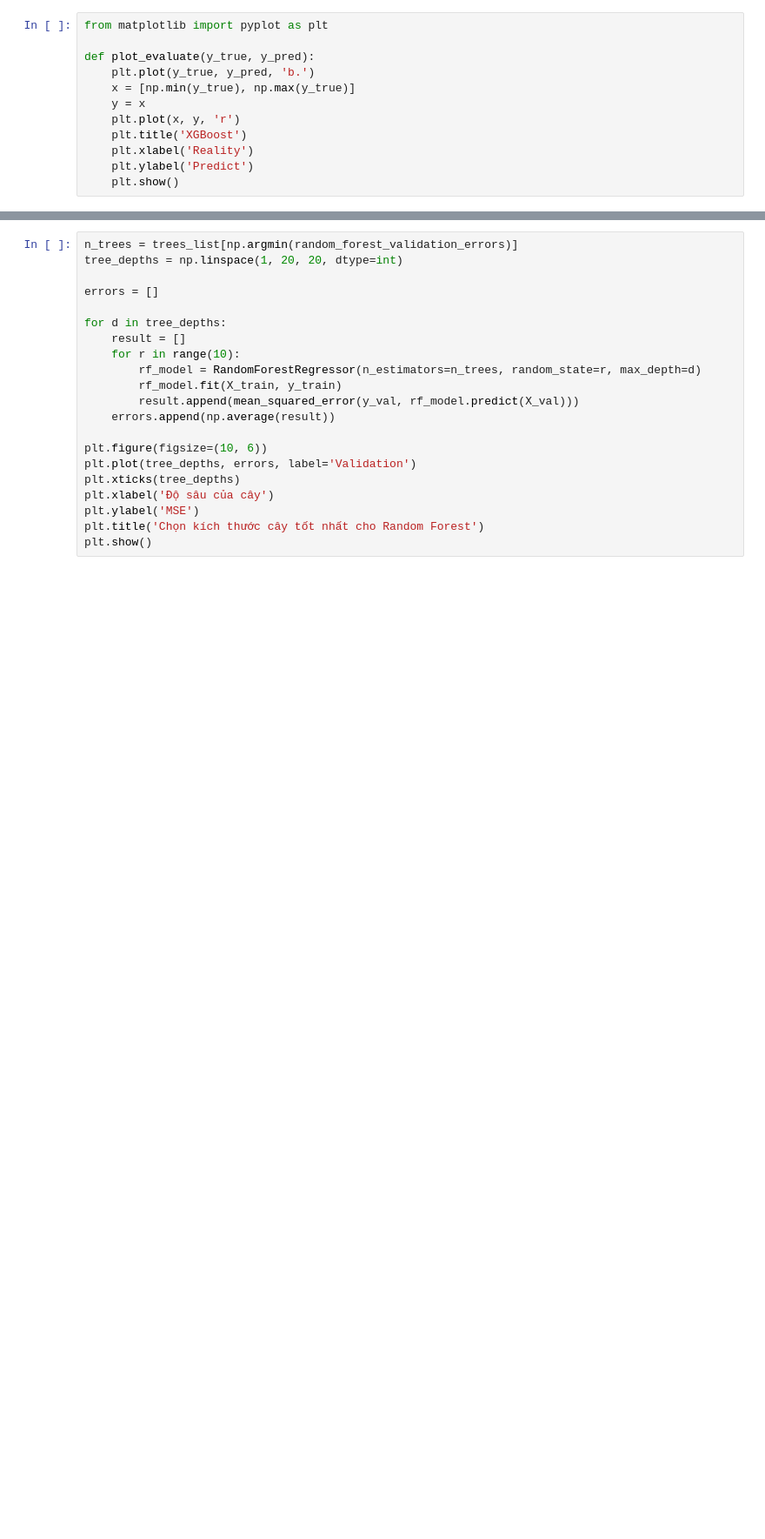
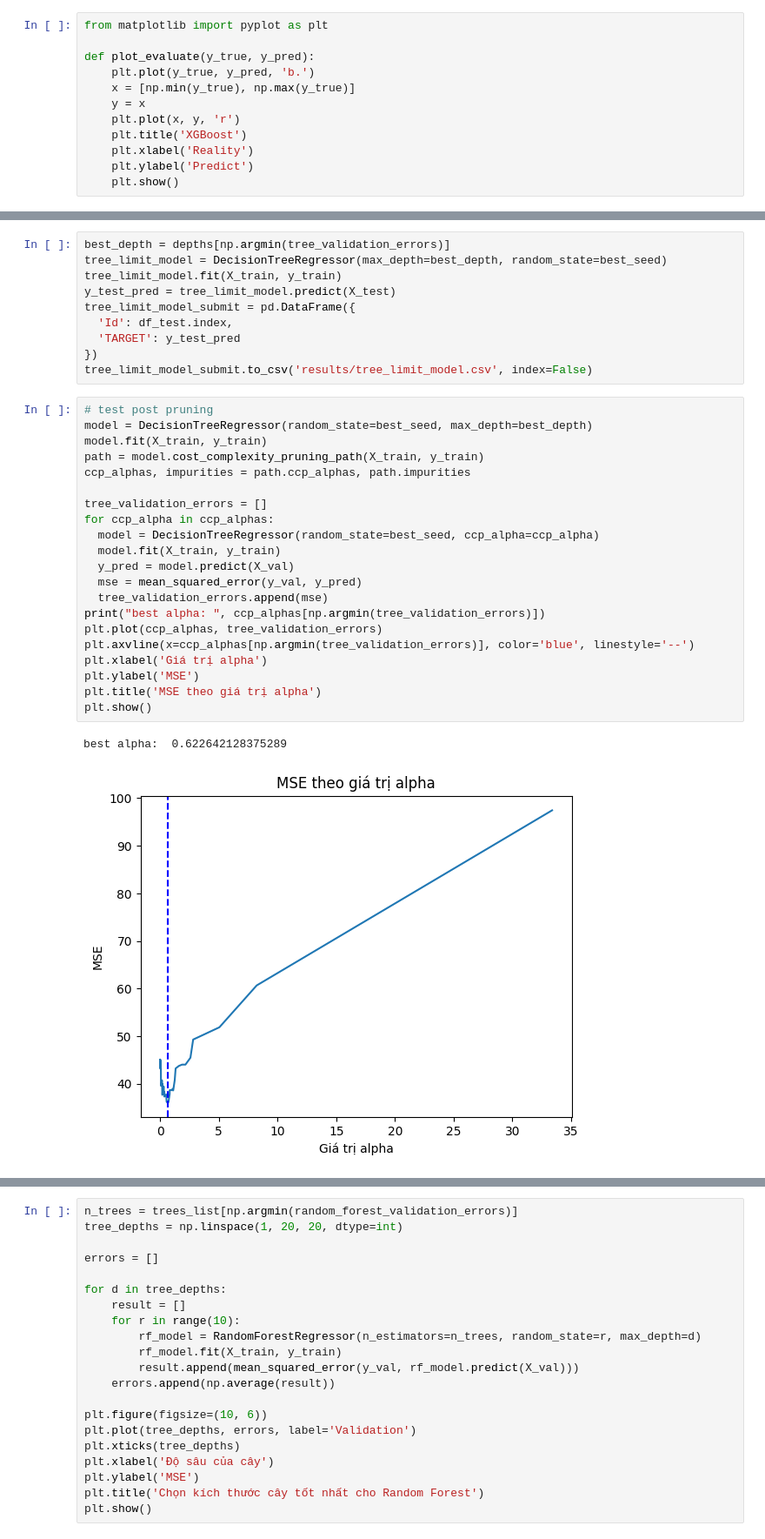
Before and after one commit to hsgsstudent/hanoi_real_estate_prediction, a Jupyter notebook: random_forest.ipynb, the cells around one changed output, grey strips where cells are left out. Shown at 87% size. Saved outputs shown, nothing was run; the diff lists cells and outputs as text; blank space fills up the shorter version.

```diff
--- a/random_forest.ipynb
+++ b/random_forest.ipynb
@@ -261,0 +283,34 @@ plt.show()
+# %%
+best_depth = depths[np.argmin(tree_validation_errors)]
+tree_limit_model = DecisionTreeRegressor(max_depth=best_depth, random_state=best_seed)
+tree_limit_model.fit(X_train, y_train)
+y_test_pred = tree_limit_model.predict(X_test)
+tree_limit_model_submit = pd.DataFrame({
+  'Id': df_test.index,
+  'TARGET': y_test_pred
+})
+tree_limit_model_submit.to_csv('results/tree_limit_model.csv', index=False)
+# %%
+# test post pruning
+model = DecisionTreeRegressor(random_state=best_seed, max_depth=best_depth)
+model.fit(X_train, y_train)
+path = model.cost_complexity_pruning_path(X_train, y_train)
+ccp_alphas, impurities = path.ccp_alphas, path.impurities
+
+tree_validation_errors = []
+for ccp_alpha in ccp_alphas:
+  model = DecisionTreeRegressor(random_state=best_seed, ccp_alpha=ccp_alpha)
+  model.fit(X_train, y_train)
+  y_pred = model.predict(X_val)
+  mse = mean_squared_error(y_val, y_pred)
+  tree_validation_errors.append(mse)
+print("best alpha: ", ccp_alphas[np.argmin(tree_validation_errors)])
+plt.plot(ccp_alphas, tree_validation_errors)
+plt.axvline(x=ccp_alphas[np.argmin(tree_validation_errors)], color='blue', linestyle='--')
+plt.xlabel('Giá trị alpha')
+plt.ylabel('MSE')
+plt.title('MSE theo giá trị alpha')
+plt.show()
+# %% [output]
+best alpha:  0.622642128375289
+[figure, added]
```
Also changed, not shown: parts of 9 cells of this notebook, 6 other files.
